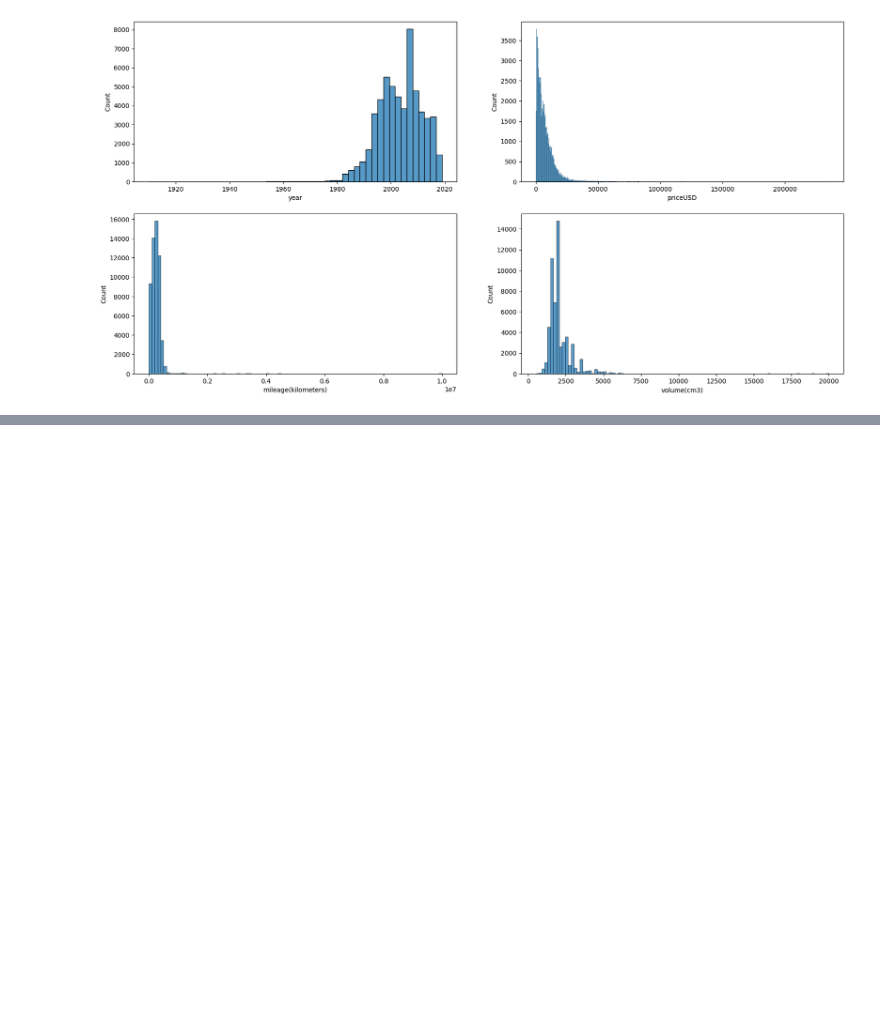
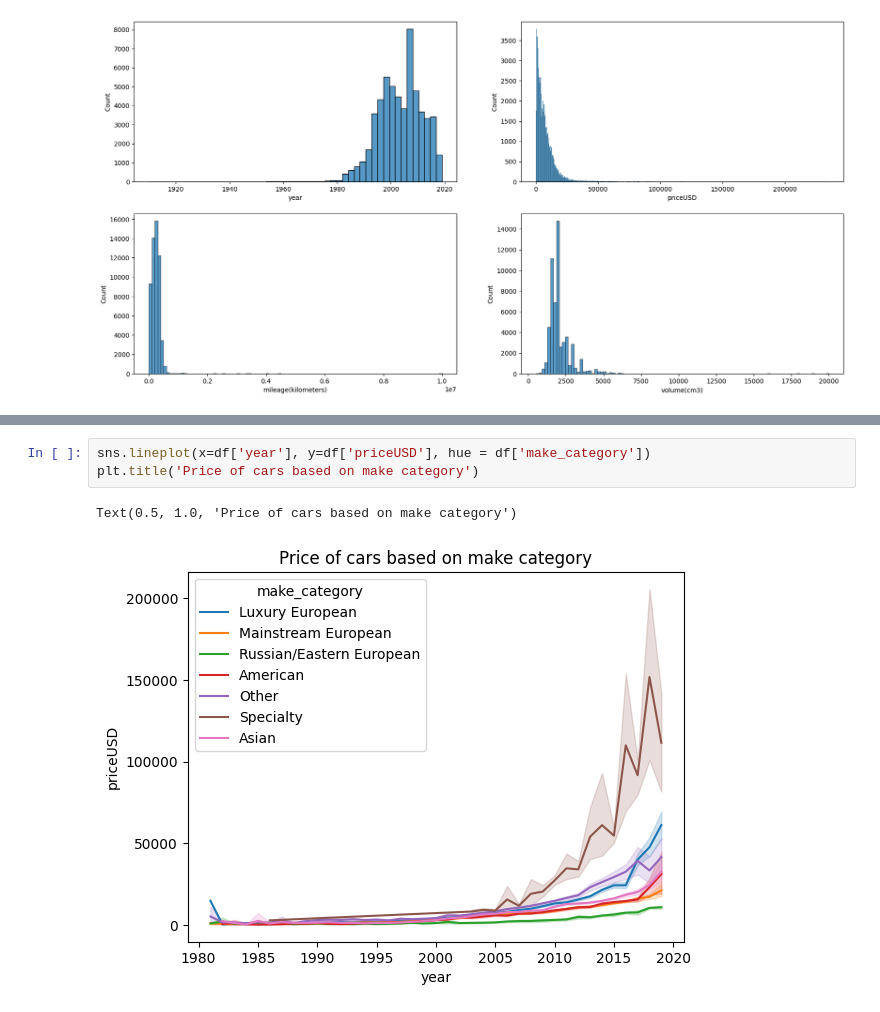
Before and after one commit to Afwanms/DataScientistPorto, a Jupyter notebook: CarPricesPrediction/cars-code.ipynb, the cells around one changed output, grey strips where cells are left out. Cells and saved outputs as stored; diff of their text form; blank space fills up the shorter version.

```diff
--- a/CarPricesPrediction/cars-code.ipynb
+++ b/CarPricesPrediction/cars-code.ipynb
@@ -151,0 +181,6 @@ sns.histplot(df['volume(cm3)'], ax=ax[1,1], bins = 100)
+# %%
+sns.lineplot(x=df['year'], y=df['priceUSD'], hue = df['make_category'])
+plt.title('Price of cars based on make category')
+# %% [output]
+Text(0.5, 1.0, 'Price of cars based on make category')
+[figure, added]
```
Also changed, not shown: parts of 6 cells of this notebook.
